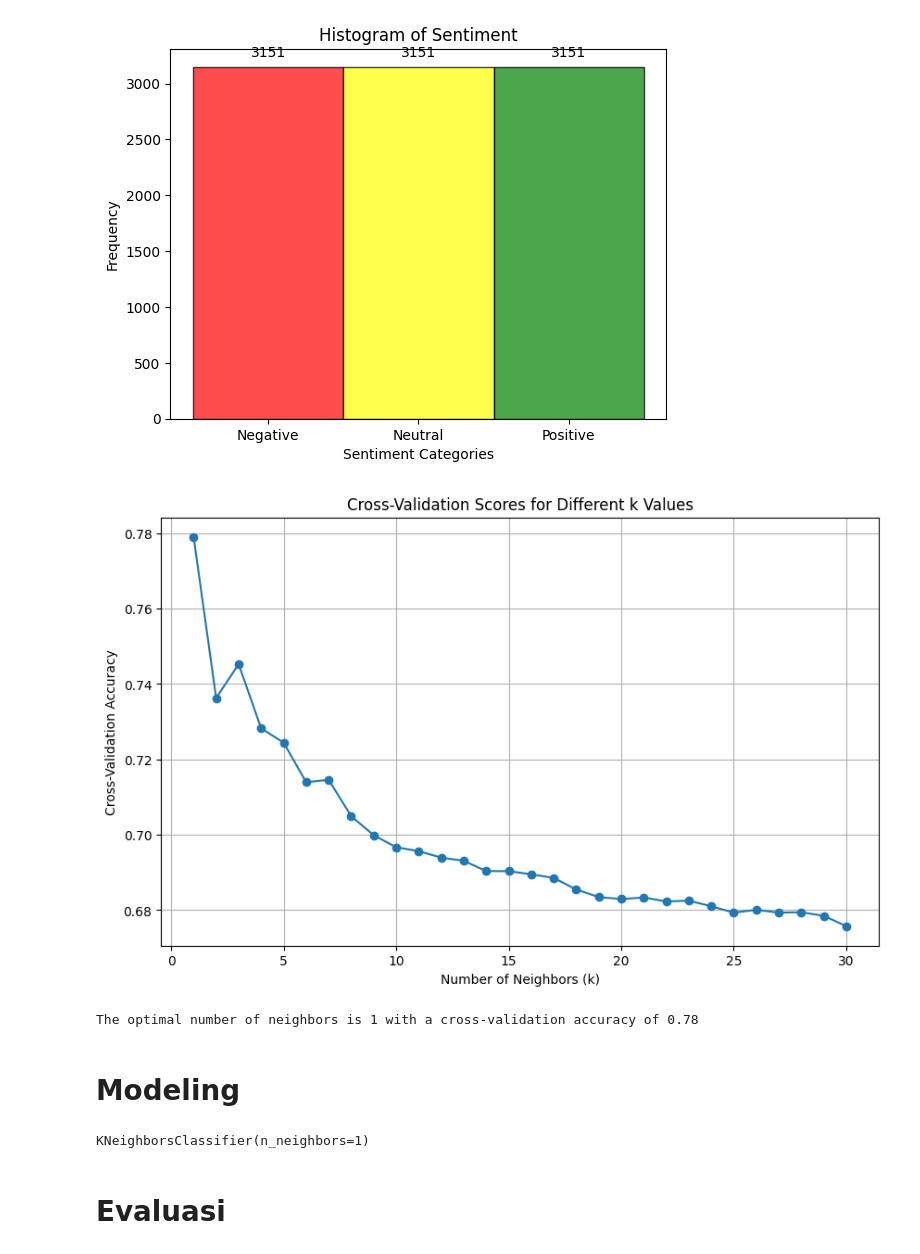
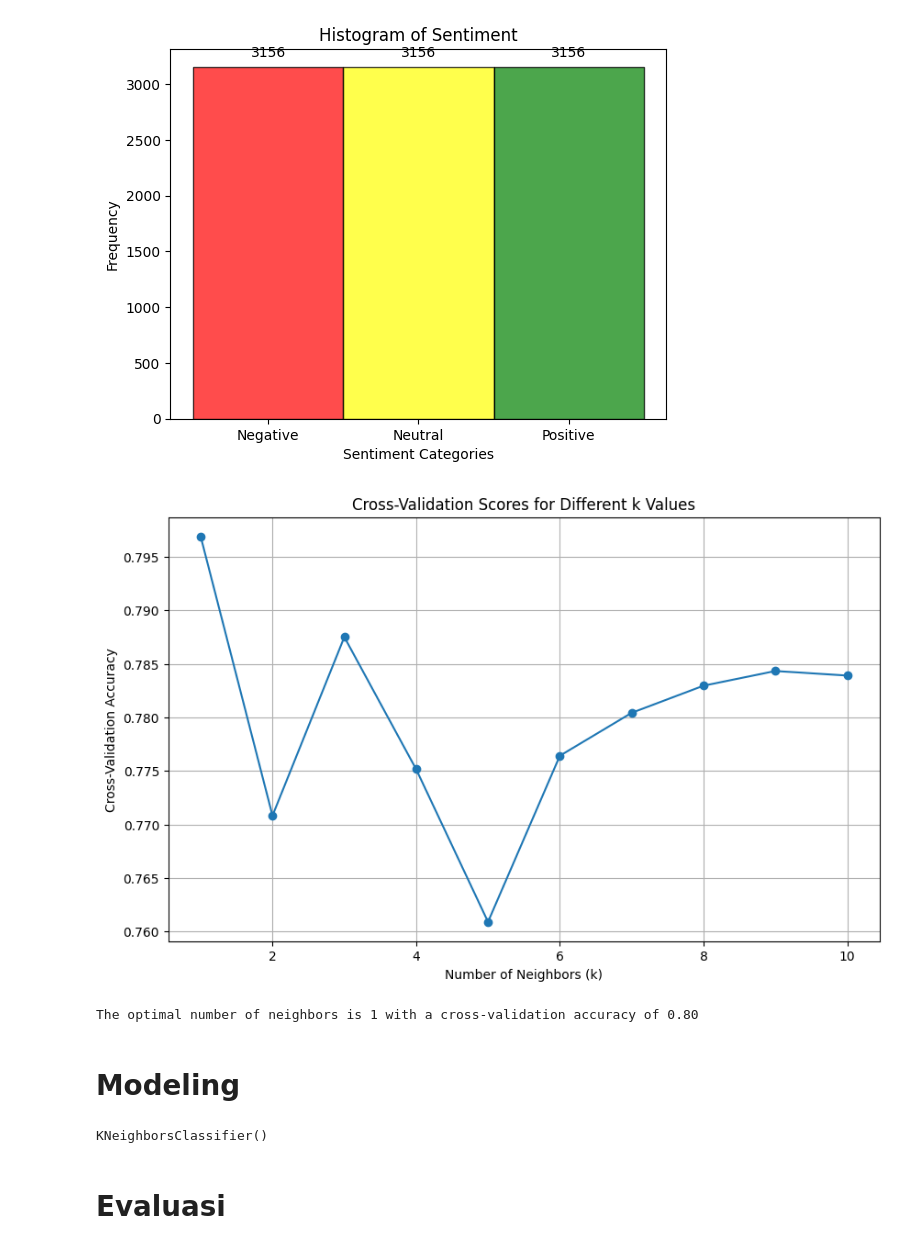
Before and after one commit to nsyamsu23/sen-analysis-myBCA, a Jupyter notebook: ipynb/Skripsi_Muhammad_Rifka_Noor_Iksan.ipynb, the cells around one changed output. Drawn from its saved outputs; the diff is of its cells as text; code cells hidden in the pictures.

```diff
--- a/ipynb/Skripsi_Muhammad_Rifka_Noor_Iksan.ipynb
+++ b/ipynb/Skripsi_Muhammad_Rifka_Noor_Iksan.ipynb
@@ -1474,7 +1474,7 @@ import matplotlib.pyplot as plt
 documents = df_reviews_all_proses['content_proses_stemming_nlp_id']
 
 # Define the maximum number of features
-max_features = 1000  # Adjust this as needed
+max_features = 100  # Adjust this as needed
 
 # Initialize TfidfVectorizer
 tfidf_vectorizer = TfidfVectorizer(max_features=max_features, binary=True)
@@ -1614,32 +1614,32 @@ plt.show()
 # %%
 from sklearn.neighbors import NearestNeighbors, KNeighborsClassifier
 from sklearn.model_selection import train_test_split, cross_val_score
 import numpy as np
 import matplotlib.pyplot as plt
 #@title Determine the optimal number of neighbors using cross-validation and the elbow method
-k_range = range(1, 31)
+k_range = range(1, 11)
 k_scores = []
 
 for k in k_range:
     knn = KNeighborsClassifier(n_neighbors=k)
-    scores = cross_val_score(knn, X_resampled, y_resampled, cv=5, scoring='accuracy')
+    scores = cross_val_score(knn, X_resampled, y_resampled, cv=11, scoring='accuracy')
     k_scores.append(scores.mean())
 
 # Plot the cross-validation scores to find the elbow point
 plt.figure(figsize=(10, 6))
 plt.plot(k_range, k_scores, marker='o')
 plt.title('Cross-Validation Scores for Different k Values')
 plt.xlabel('Number of Neighbors (k)')
 plt.ylabel('Cross-Validation Accuracy')
 plt.grid(True)
 plt.show()
 
 # Find the optimal k (elbow point)
 optimal_k = k_range[np.argmax(k_scores)]
 print(f"The optimal number of neighbors is {optimal_k} with a cross-validation accuracy of {max(k_scores):.2f}")
 # %% [output]
-[figure, old version]
+[figure, new version]
-The optimal number of neighbors is 1 with a cross-validation accuracy of 0.78
+The optimal number of neighbors is 1 with a cross-validation accuracy of 0.80
 # %% [markdown]
 # Modeling
 # %%
@@ -1651,12 +1651,12 @@ from sklearn.neighbors import KNeighborsClassifier
 from sklearn.metrics import accuracy_score, confusion_matrix, classification_report
 # %%
 # Initialize the KNN classifier with k=3 (you can adjust k as needed)
-knn = KNeighborsClassifier(n_neighbors=optimal_k)
+knn = KNeighborsClassifier(n_neighbors=5)
 
 # Train the KNN model
 knn.fit(X_resampled, y_resampled)
 # %% [output]
-KNeighborsClassifier(n_neighbors=1)
+KNeighborsClassifier()
 # %%
 # Make predictions on the test data
 y_pred = knn.predict(X_test_tfidf_matrix)
```
Also changed, not shown: parts of 35 cells of this notebook, 3 other files.
